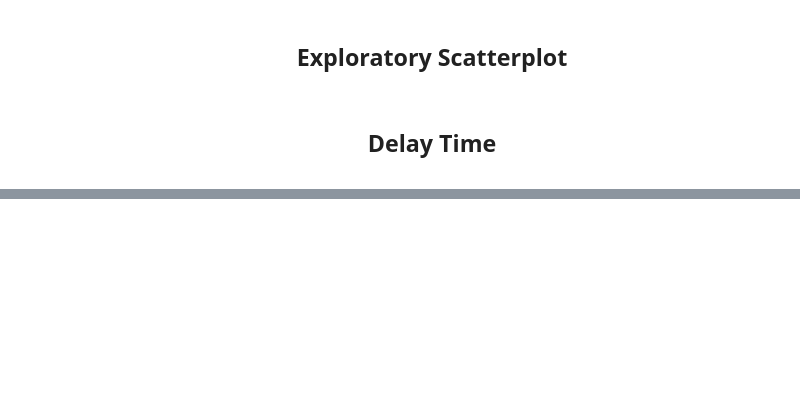
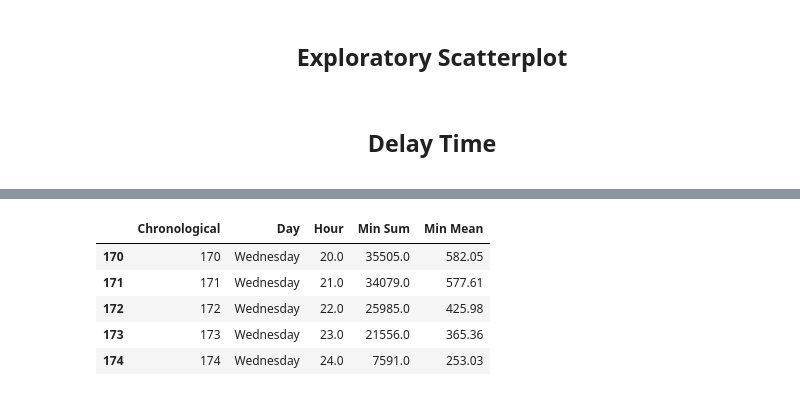
Before and after one commit to sishola/ttc-delays, a Jupyter notebook: Surface Routes/surface_routes_eda.ipynb, the cells around one changed output, grey strips where cells are left out. Saved outputs shown, nothing was run; the diff lists cells and outputs as text; code cells hidden in the pictures; blank space fills up the shorter version.

```diff
--- a/Surface Routes/surface_routes_eda.ipynb
+++ b/Surface Routes/surface_routes_eda.ipynb
@@ -208,0 +276,13 @@ plt.show()
+# %%
+weeklysum = timeofday.groupby(['Day', 'Hour']).agg({'Min Delay': 'sum'}).reset_index().reset_index()
+weeklysum = weeklysum.rename(columns={'index': 'Chronological', 'Min Delay': 'Min Sum'})
+minmean = timeofday.groupby(['Day', 'Hour']).agg({'Min Delay': 'mean'}).rename(columns={'Min Delay': 'Min Mean'}).reset_index()
+weeklysum['Min Mean'] = round(minmean['Min Mean'], 2)
+weeklysum.tail()
+# %% [output]
+|  | Chronological | Day | Hour | Min Sum | Min Mean |
+| 170 | 170 | Wednesday | 20.0 | 35505.0 | 582.05 |
+| 171 | 171 | Wednesday | 21.0 | 34079.0 | 577.61 |
+| 172 | 172 | Wednesday | 22.0 | 25985.0 | 425.98 |
+| 173 | 173 | Wednesday | 23.0 | 21556.0 | 365.36 |
+| 174 | 174 | Wednesday | 24.0 | 7591.0 | 253.03 |
```
Also changed, not shown: parts of 19 cells of this notebook.
